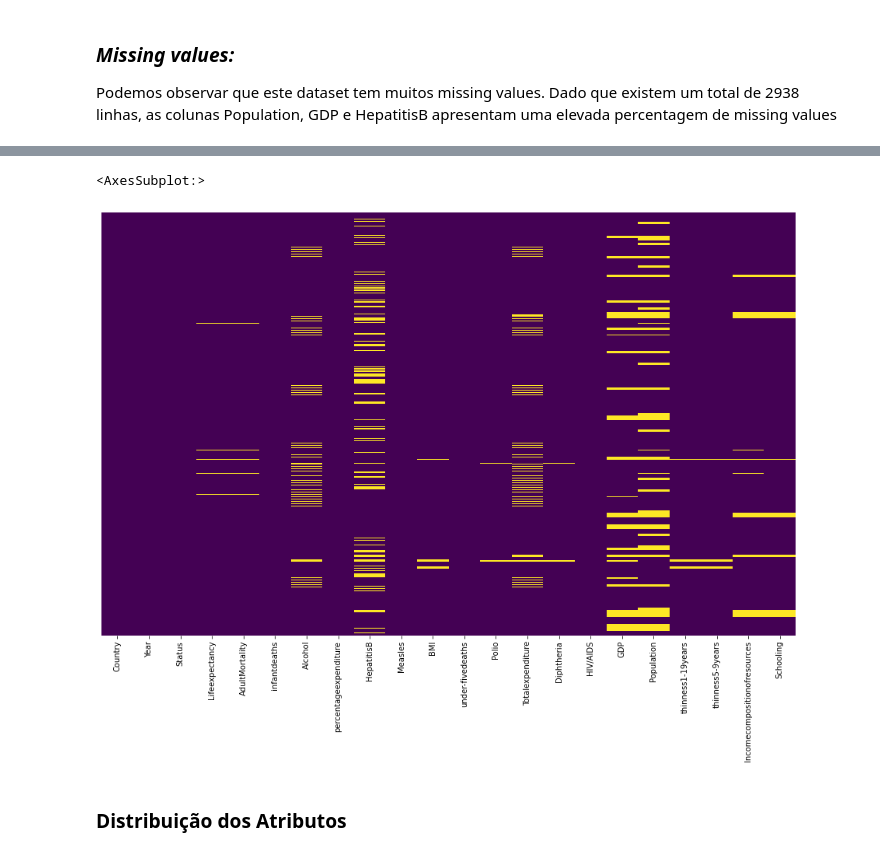
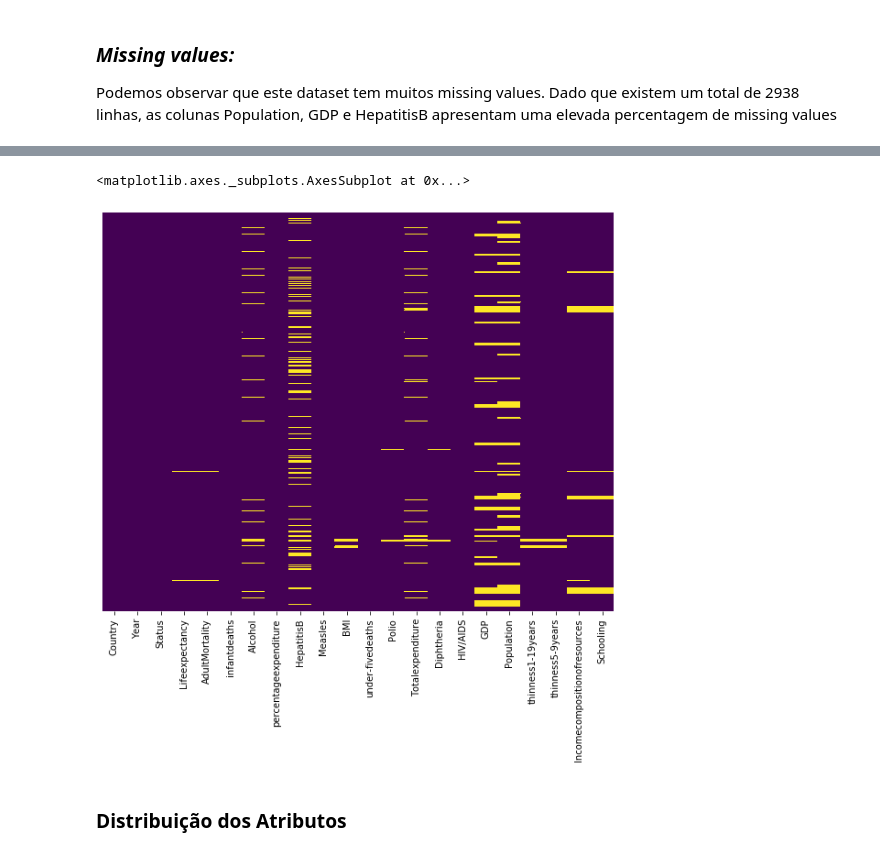
Before and after one commit to MarianaFilipa/DAA, a Jupyter notebook: Grupo_Tarefa/Grupo.ipynb, the cells around one changed output, grey strips where cells are left out. Saved outputs shown, nothing was run; the diff lists cells and outputs as text; code cells hidden in the pictures.

```diff
--- a/Grupo_Tarefa/Grupo.ipynb
+++ b/Grupo_Tarefa/Grupo.ipynb
@@ -106,11 +106,11 @@ Incomecompositionofresources    167
 Schooling                       163
 dtype: int64
 # %%
-plt.figure(figsize = (16,10))
+plt.figure(figsize = (10,8))
 sns.heatmap(df.isnull(),yticklabels=False, cbar=False, cmap='viridis')
 # %% [output]
-<AxesSubplot:>
+<matplotlib.axes._subplots.AxesSubplot at 0x...>
-[figure, old version]
+[figure, new version]
 # %% [markdown]
 ### Distribuição dos Atributos
 # %%
```
Also changed, not shown: parts of 18 cells of this notebook.
